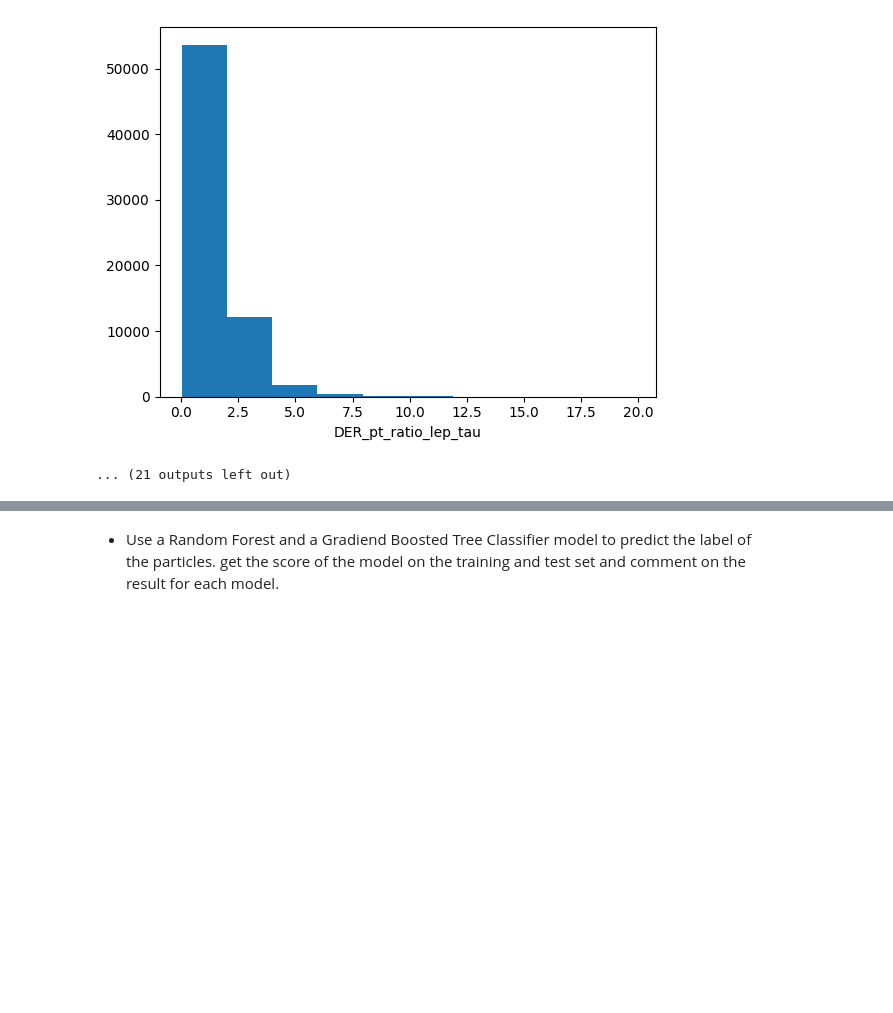
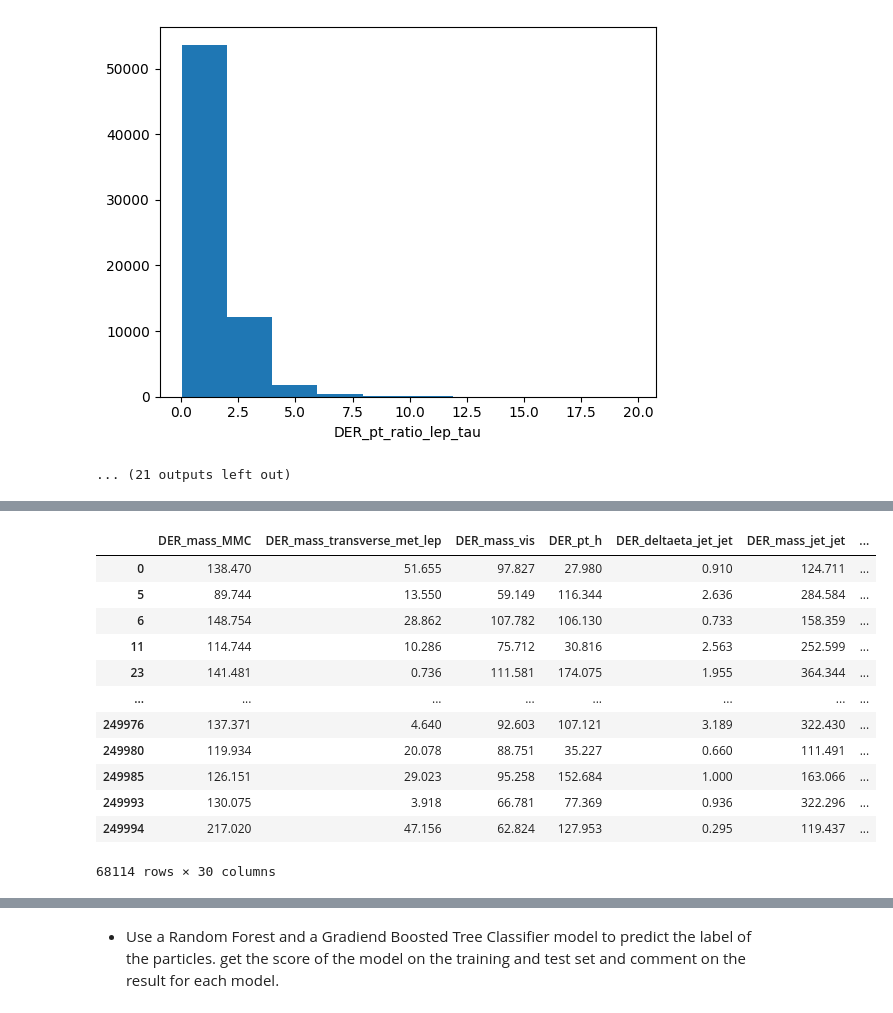
Before and after one commit to DanieleScal99/MLPNS_DScalabrini, a Jupyter notebook: DScalabrini_higgsbosonSearch.ipynb, the cells around one changed output, grey strips where cells are left out. Saved outputs shown, nothing was run; the diff lists cells and outputs as text; code cells hidden in the pictures; blank space fills up the shorter version.

```diff
--- a/DScalabrini_higgsbosonSearch.ipynb
+++ b/DScalabrini_higgsbosonSearch.ipynb
@@ -207,3 +214,19 @@ higgsdata=higgsdata.drop(["Weight","Label"],axis=1)
+# %%
+higgsdata
+# %% [output]
+|  | DER_mass_MMC | DER_mass_transverse_met_lep | DER_mass_vis | DER_pt_h | DER_deltaeta_jet_jet | DER_mass_jet_jet | ... |
+| 0 | 138.470 | 51.655 | 97.827 | 27.980 | 0.910 | 124.711 | ... |
+| 5 | 89.744 | 13.550 | 59.149 | 116.344 | 2.636 | 284.584 | ... |
+| 6 | 148.754 | 28.862 | 107.782 | 106.130 | 0.733 | 158.359 | ... |
+| 11 | 114.744 | 10.286 | 75.712 | 30.816 | 2.563 | 252.599 | ... |
+| 23 | 141.481 | 0.736 | 111.581 | 174.075 | 1.955 | 364.344 | ... |
+| ... | ... | ... | ... | ... | ... | ... | ... |
+| 249976 | 137.371 | 4.640 | 92.603 | 107.121 | 3.189 | 322.430 | ... |
+| 249980 | 119.934 | 20.078 | 88.751 | 35.227 | 0.660 | 111.491 | ... |
+| 249985 | 126.151 | 29.023 | 95.258 | 152.684 | 1.000 | 163.066 | ... |
+| 249993 | 130.075 | 3.918 | 66.781 | 77.369 | 0.936 | 322.296 | ... |
+| 249994 | 217.020 | 47.156 | 62.824 | 127.953 | 0.295 | 119.437 | ... |
+68114 rows × 30 columns
 # %%
 higgsdata.describe()
 # %% [output]
```
Also changed, not shown: parts of 36 cells of this notebook.
